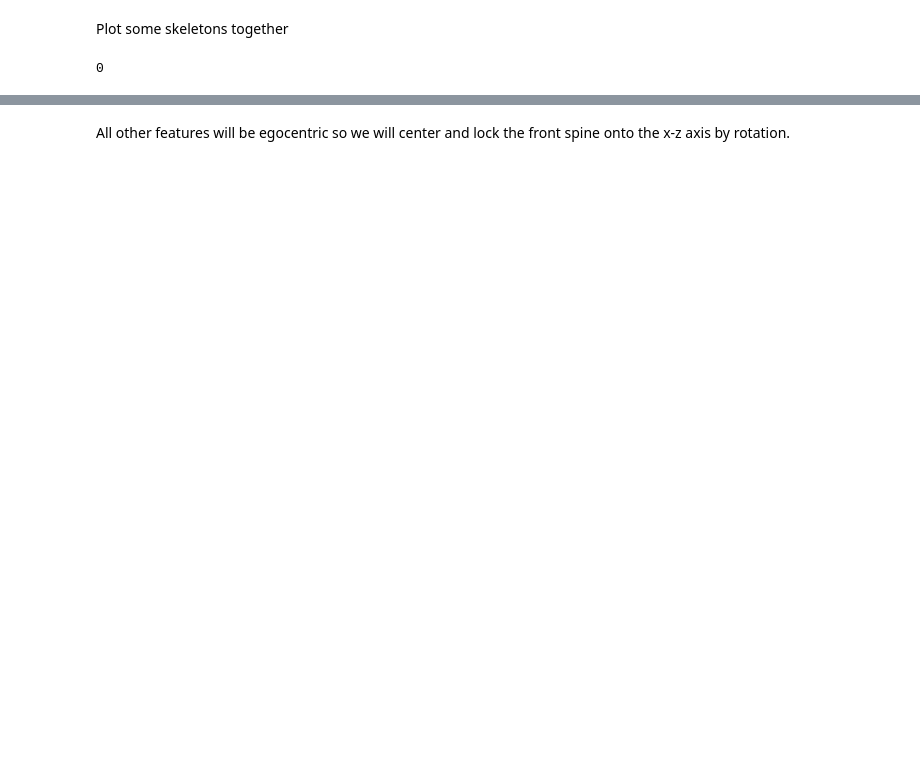
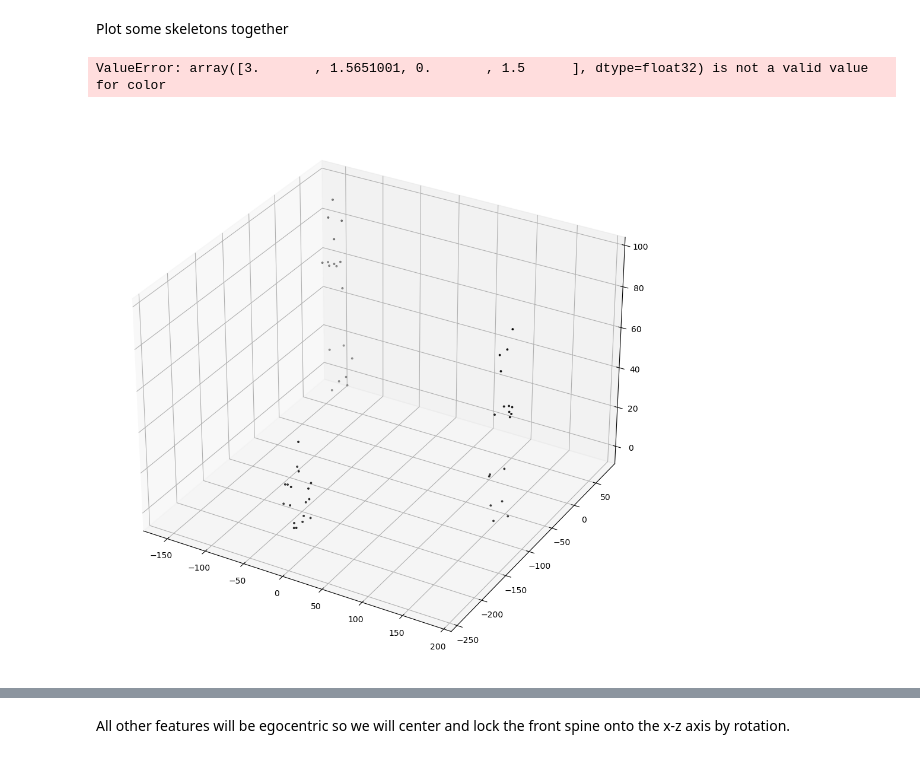
Before and after one commit to joshuahwu/neuroposelib, a Jupyter notebook: tutorials/tutorial.ipynb, the cells around one changed output, grey strips where cells are left out. Drawn from its saved outputs; the diff is of its cells as text; code cells hidden in the pictures; blank space fills up the shorter version.

```diff
--- a/tutorials/tutorial.ipynb
+++ b/tutorials/tutorial.ipynb
@@ -91,0 +24,11 @@ Hindlimb_L
+# %%
+analysis_key = "tutorial"
+config = read.config("../../dappy/configs/" + analysis_key + ".yaml")
+
+pose, ids = read.pose_h5(config["data_path"] + "pose_aligned.h5")
+
+connectivity = read.connectivity(
+    path=config["skeleton_path"], skeleton_name=config["skeleton_name"]
+)
+
+meta, meta_by_frame = read.meta(config["meta_path"], id=ids)
@@ -92,12 +58,17 @@ Hindlimb_L
 # %% [markdown]
 Plot some skeletons together
 # %%
-vis.skeleton_vid3D(pstruct.pose_3d,
-                   pstruct.connectivity,
-                   frames=[1000,500000,2000000],
-                   N_FRAMES = 200,
-                   dpi = 100,
-                   VID_NAME='vid_raw.mp4',
-                   SAVE_ROOT=pstruct.out_path)
+vis.skeleton_vid3D(
+    pose,
+    connectivity,
+    frames=[1000, 500000, 200000],
+    N_FRAMES=200,
+    dpi=100,
+    VID_NAME="vid_raw.mp4",
+    SAVE_ROOT=config["out_path"],
+)
+
+Video(config["out_path"] + "vis_vid_raw.mp4", width=600, height=600)
 # %% [output]
-0
+ValueError: array([3.       , 1.5651001, 0.       , 1.5      ], dtype=float32) is not a valid value for color
+[figure, added]
```
Also changed, not shown: parts of 121 cells of this notebook, 22 other files.
